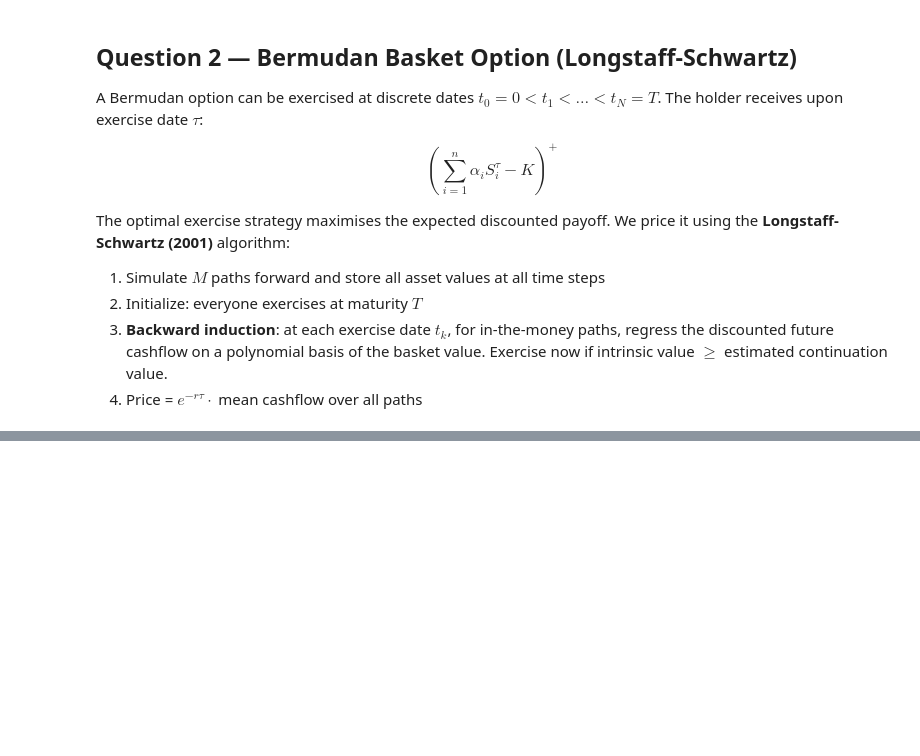
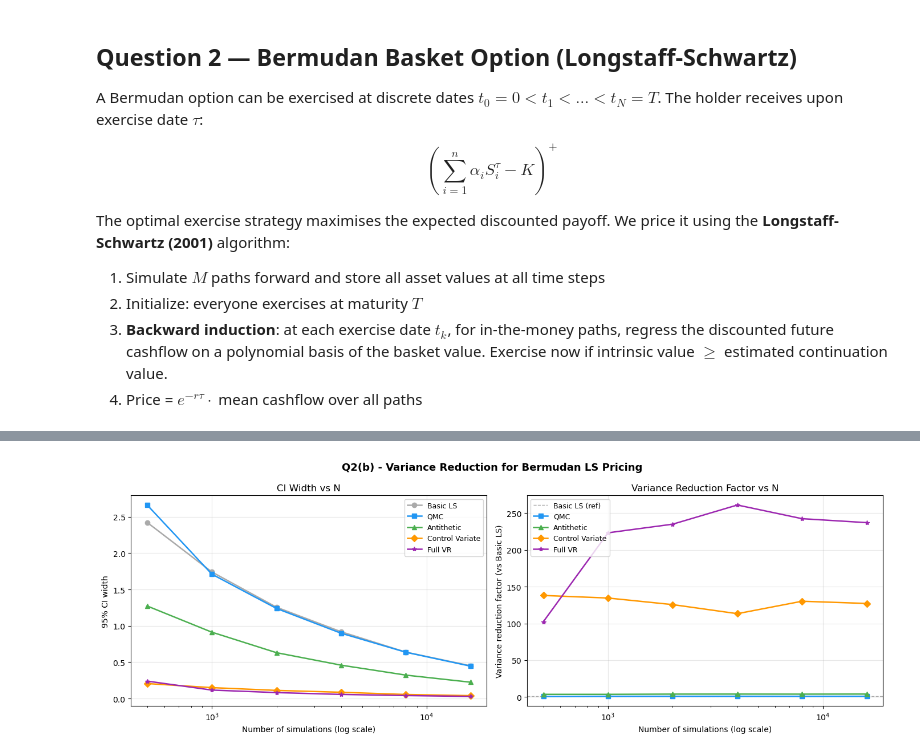
Before and after one commit to Mohamed-Abdellahi/numerical_finance, a Jupyter notebook: notebooks/final_results.ipynb, the cells around one changed output, grey strips where cells are left out. Cells and saved outputs as stored; diff of their text form; code cells hidden in the pictures; blank space fills up the shorter version.

```diff
--- a/notebooks/final_results.ipynb
+++ b/notebooks/final_results.ipynb
@@ -580,0 +813,15 @@ ModuleNotFoundError: No module named 'payoff'
+# %%
+# =============================================================================
+# QUESTION 2(b) — STEP ALL : QMC + ANTITHETIC + CONTROL VARIATE
+# =============================================================================
+results_ls_full = []
+
+for n in N_PATHS_LIST:
+    process = make_qmc_process()
+    result  = ls_vr.price_full_vr(
+        bermudan_payoff, process,
+        nb_paths=n, nb_steps=NB_STEPS, rate=RATE,
+        cv_payoff=geo_payoff, E_cv=E_cv, pilot_paths=2000,
+    )
+    results_ls_full.append(result)
+    print(f'N={n:>6} | Price={result.price:.4f} | SE={result.std_error:.4f} | CI width={result.ci_width:.4f}')
@@ -580,0 +885,49 @@ ModuleNotFoundError: No module named 'payoff'
+# %%
+# =============================================================================
+# QUESTION 2(b) — COMPARISON PLOTS
+# =============================================================================
+import matplotlib.pyplot as plt
+import numpy as np
+
+fig, axes = plt.subplots(1, 2, figsize=(14, 5))
+fig.suptitle('Q2(b) - Variance Reduction for Bermudan LS Pricing', fontsize=13, fontweight='bold')
+
+methods_2b  = ['Basic LS', 'QMC', 'Antithetic', 'Control Variate', 'Full VR']
+colors_2b   = ['#aaaaaa', '#2196F3', '#4CAF50', '#FF9800', '#9C27B0']
+markers_2b  = ['o', 's', '^', 'D', '*']
+all_results = [results_ls, results_ls_qmc, results_ls_anti, results_ls_cv, results_ls_full]
+
+# Left: CI width vs N
+ax1 = axes[0]
+for idx, (label, res, col, mk) in enumerate(zip(methods_2b, all_results, colors_2b, markers_2b)):
+    ci_w = [r.ci_width for r in res]
+    ax1.plot(N_PATHS_LIST, ci_w, mk + '-', color=col, label=label, linewidth=1.8, markersize=6)
+
+ax1.set_xscale('log')
+ax1.set_xlabel('Number of simulations (log scale)')
+ax1.set_ylabel('95% CI width')
+ax1.set_title('CI Width vs N')
+ax1.legend(fontsize=9)
+ax1.grid(True, alpha=0.3)
+
+# Right: variance reduction factor vs basic LS at each N
+ax2 = axes[1]
+base_se = np.array([r.std_error for r in results_ls])
+ax2.axhline(1.0, color='#aaaaaa', linestyle='--', linewidth=1, label='Basic LS (ref)')
+
+for label, res, col, mk in zip(methods_2b[1:], all_results[1:], colors_2b[1:], markers_2b[1:]):
+    se_arr = np.array([r.std_error for r in res])
+    vr_arr = (base_se / se_arr) ** 2
+    ax2.plot(N_PATHS_LIST, vr_arr, mk + '-', color=col, label=label, linewidth=1.8, markersize=6)
+
+ax2.set_xscale('log')
+ax2.set_xlabel('Number of simulations (log scale)')
+ax2.set_ylabel('Variance reduction factor (vs Basic LS)')
+ax2.set_title('Variance Reduction Factor vs N')
+ax2.legend(fontsize=9)
+ax2.grid(True, alpha=0.3)
+
+plt.tight_layout()
+plt.show()
+# %% [output]
+[figure, added]
```
Also changed, not shown: parts of 17 cells of this notebook, 3 other files.
